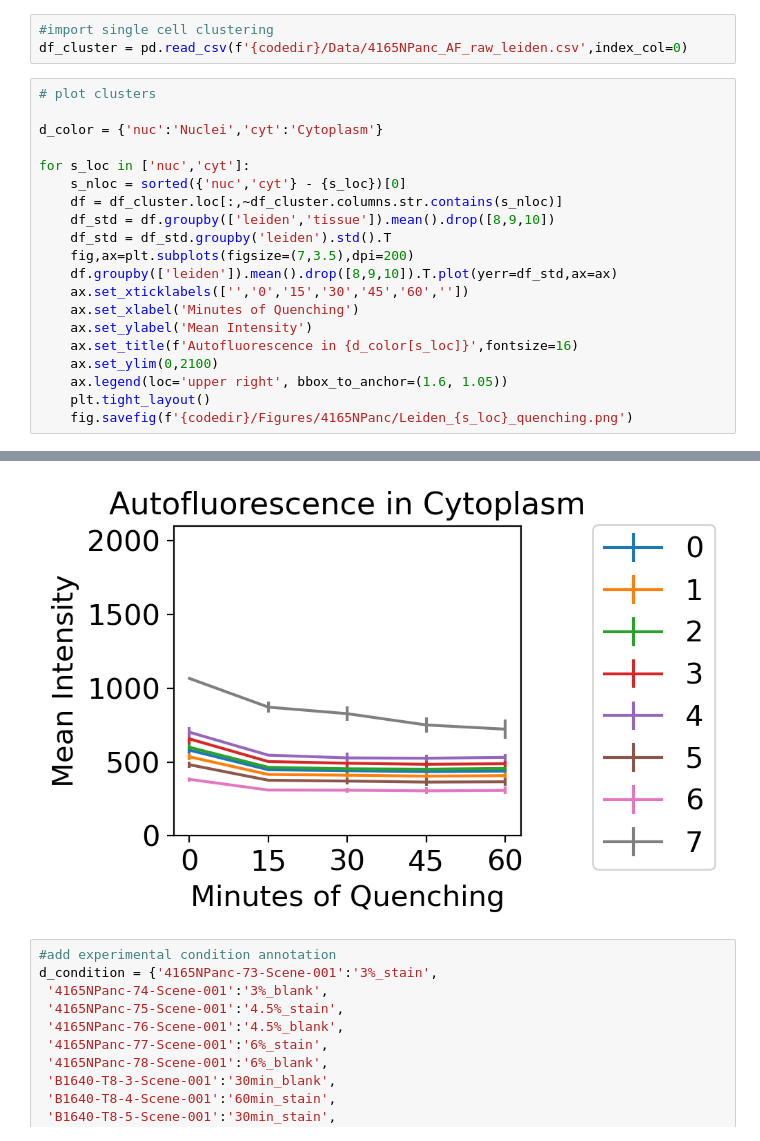
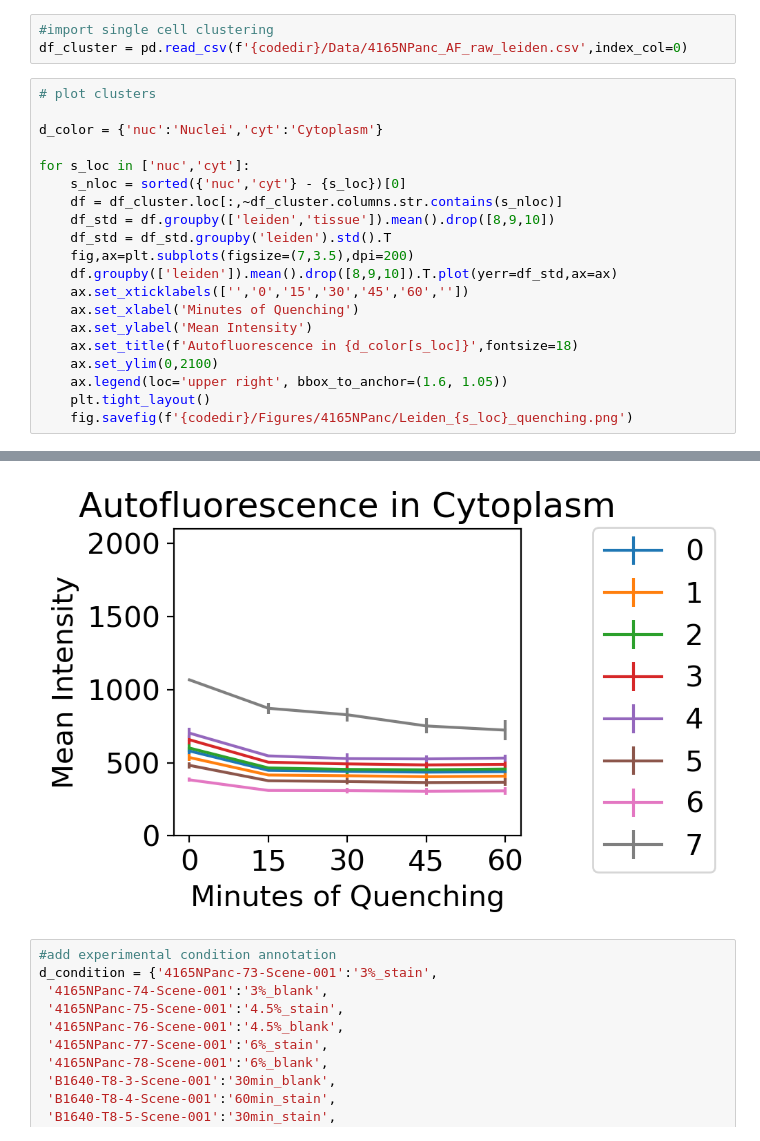
Before and after one commit to engjen/cycIF_Validation, a Jupyter notebook: Fig2_Quenching_analysis.ipynb, the cells around one changed output, grey strips where cells are left out. Drawn from its saved outputs; the diff is of its cells as text.

```diff
--- a/Fig2_Quenching_analysis.ipynb
+++ b/Fig2_Quenching_analysis.ipynb
@@ -73,7 +73,7 @@ for s_loc in ['nuc','cyt']:
     ax.set_xticklabels(['','0','15','30','45','60',''])
     ax.set_xlabel('Minutes of Quenching')
     ax.set_ylabel('Mean Intensity')
-    ax.set_title(f'Autofluorescence in {d_color[s_loc]}',fontsize=16)
+    ax.set_title(f'Autofluorescence in {d_color[s_loc]}',fontsize=18)
     ax.set_ylim(0,2100)
     ax.legend(loc='upper right', bbox_to_anchor=(1.6, 1.05))
     plt.tight_layout()
@@ -83,4 +83,4 @@ for s_loc in ['nuc','cyt']:
-[figure, old version]
+[figure, new version]
 # %%
 #add experimental condition annotation
 d_condition = {'4165NPanc-73-Scene-001':'3%_stain',
```
Also changed, not shown: parts of 4 cells of this notebook, 7 other files.
